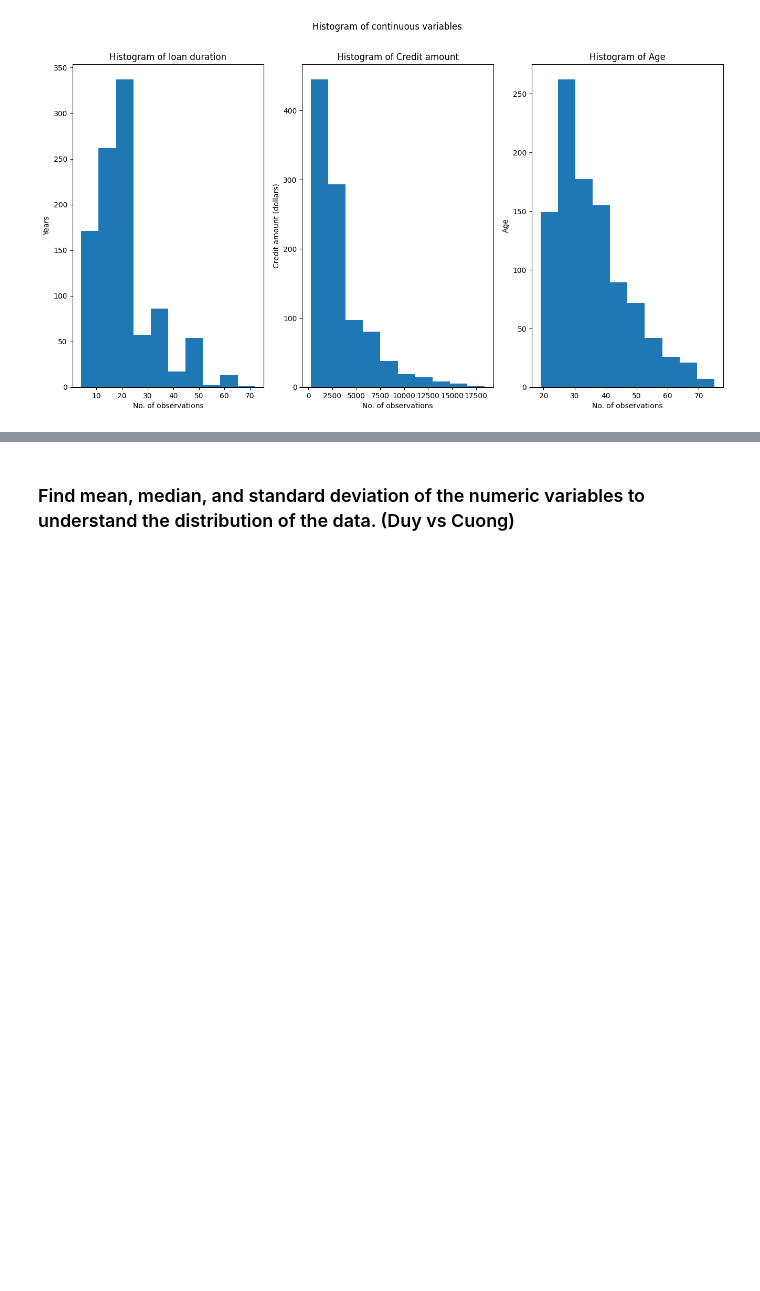
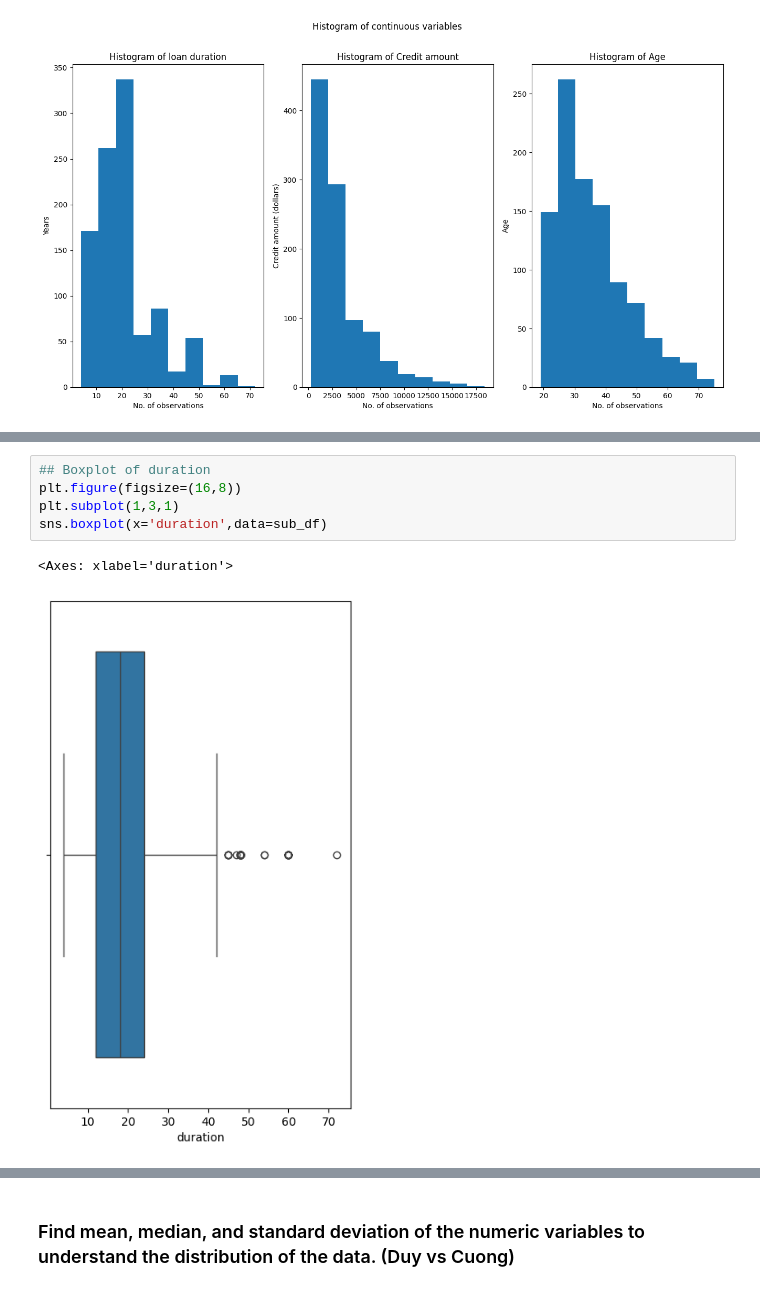
Before and after one commit to Drissdo185/Static-Method-Project, a Jupyter notebook: Statistic.ipynb, the cells around one changed output, grey strips where cells are left out. Drawn from its saved outputs; the diff is of its cells as text; blank space fills up the shorter version.

```diff
--- a/Statistic.ipynb
+++ b/Statistic.ipynb
@@ -179,0 +225,8 @@ axes[2].set_title('Histogram of Age');
+# %%
+## Boxplot of duration
+plt.figure(figsize=(16,8))
+plt.subplot(1,3,1)
+sns.boxplot(x='duration',data=sub_df)
+# %% [output]
+<Axes: xlabel='duration'>
+[figure, added]
```
Also changed, not shown: parts of 14 cells of this notebook.
